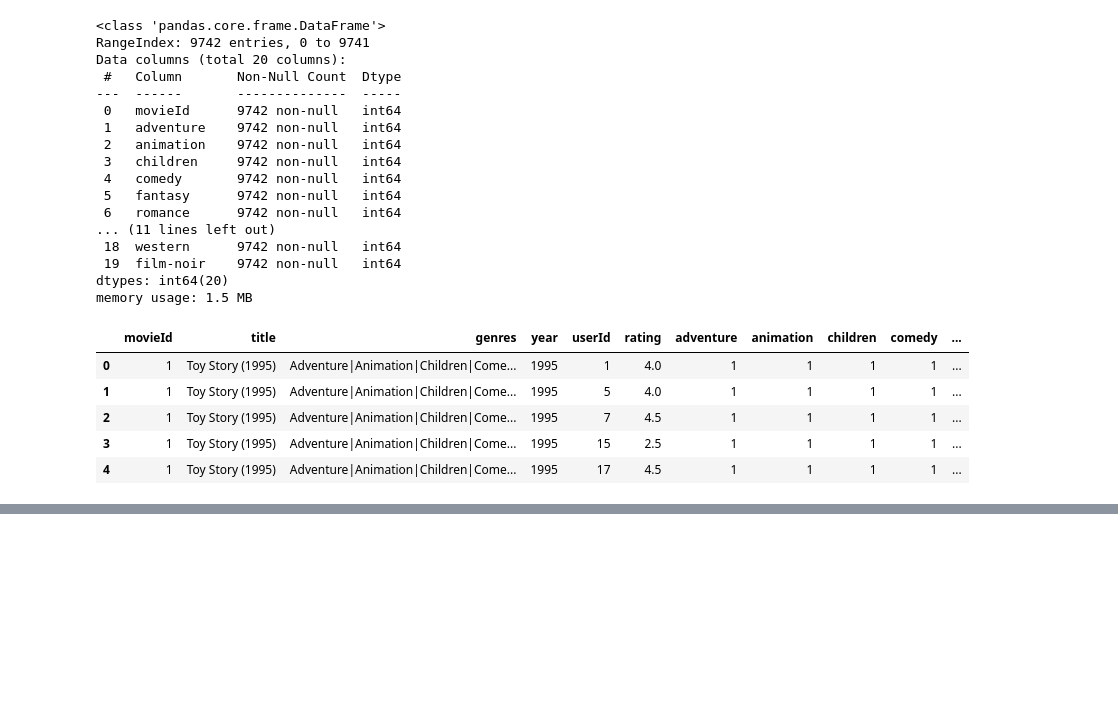
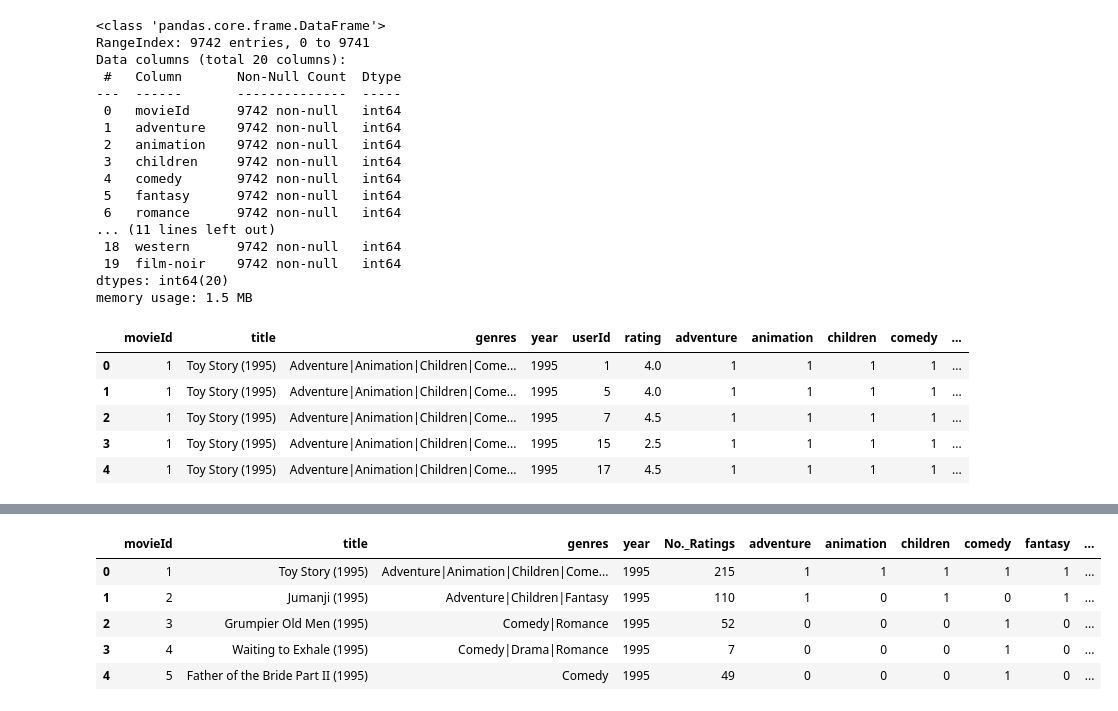
Before and after one commit to stack-raghav/MovieRecc.APP, a Jupyter notebook: Movie.ipynb, the cells around one changed output, grey strips where cells are left out. Drawn from its saved outputs; the diff is of its cells as text; code cells hidden in the pictures; blank space fills up the shorter version.

```diff
--- a/Movie.ipynb
+++ b/Movie.ipynb
@@ -331,0 +360,3 @@ movie_review = movie_review.drop(columns = 'genres')
+# %%
+movies = pd.merge(movies, tryi, on='movieId')
+movies.head()
@@ -331,0 +370,10 @@ movie_review = movie_review.drop(columns = 'genres')
+# %%
+movies = pd.merge(movies, gen_matrix, on="movieId")
+movies.head()
+# %% [output]
+|  | movieId | title | genres | year | No._Ratings | adventure | animation | children | comedy | fantasy | ... |
+| 0 | 1 | Toy Story (1995) | Adventure|Animation|Children|Come... | 1995 | 215 | 1 | 1 | 1 | 1 | 1 | ... |
+| 1 | 2 | Jumanji (1995) | Adventure|Children|Fantasy | 1995 | 110 | 1 | 0 | 1 | 0 | 1 | ... |
+| 2 | 3 | Grumpier Old Men (1995) | Comedy|Romance | 1995 | 52 | 0 | 0 | 0 | 1 | 0 | ... |
+| 3 | 4 | Waiting to Exhale (1995) | Comedy|Drama|Romance | 1995 | 7 | 0 | 0 | 0 | 1 | 0 | ... |
+| 4 | 5 | Father of the Bride Part II (1995) | Comedy | 1995 | 49 | 0 | 0 | 0 | 1 | 0 | ... |
```
Also changed, not shown: parts of 9 cells of this notebook.
